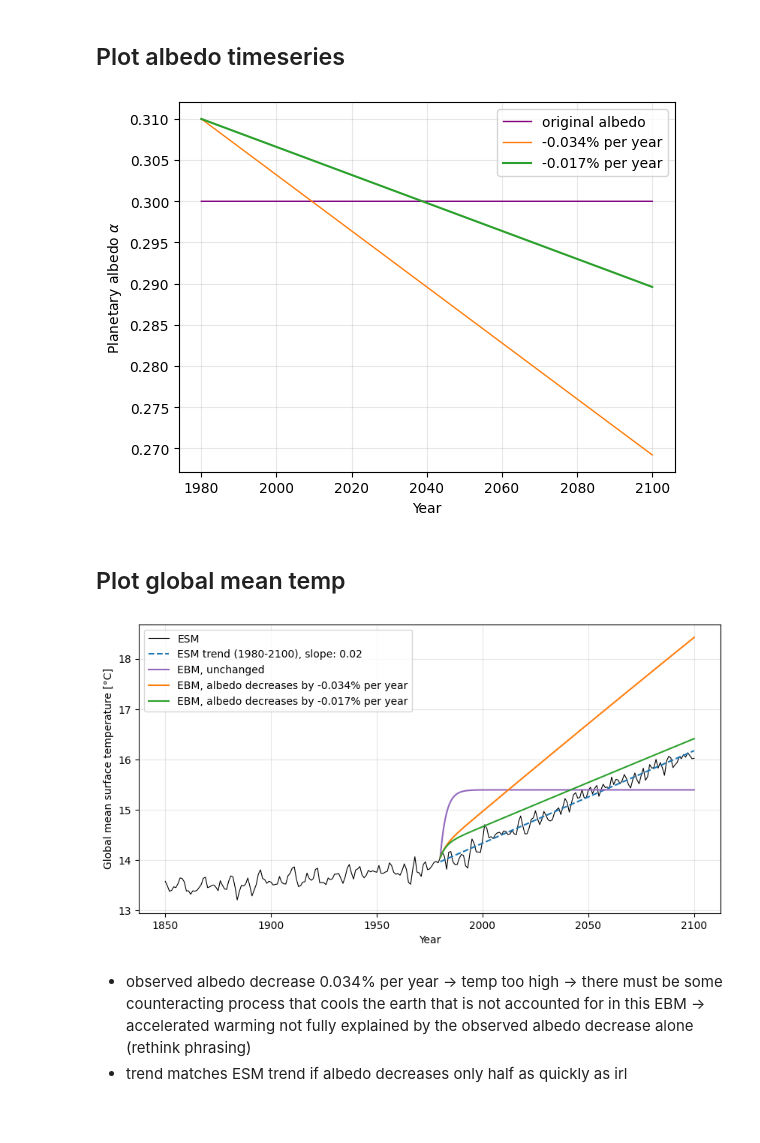
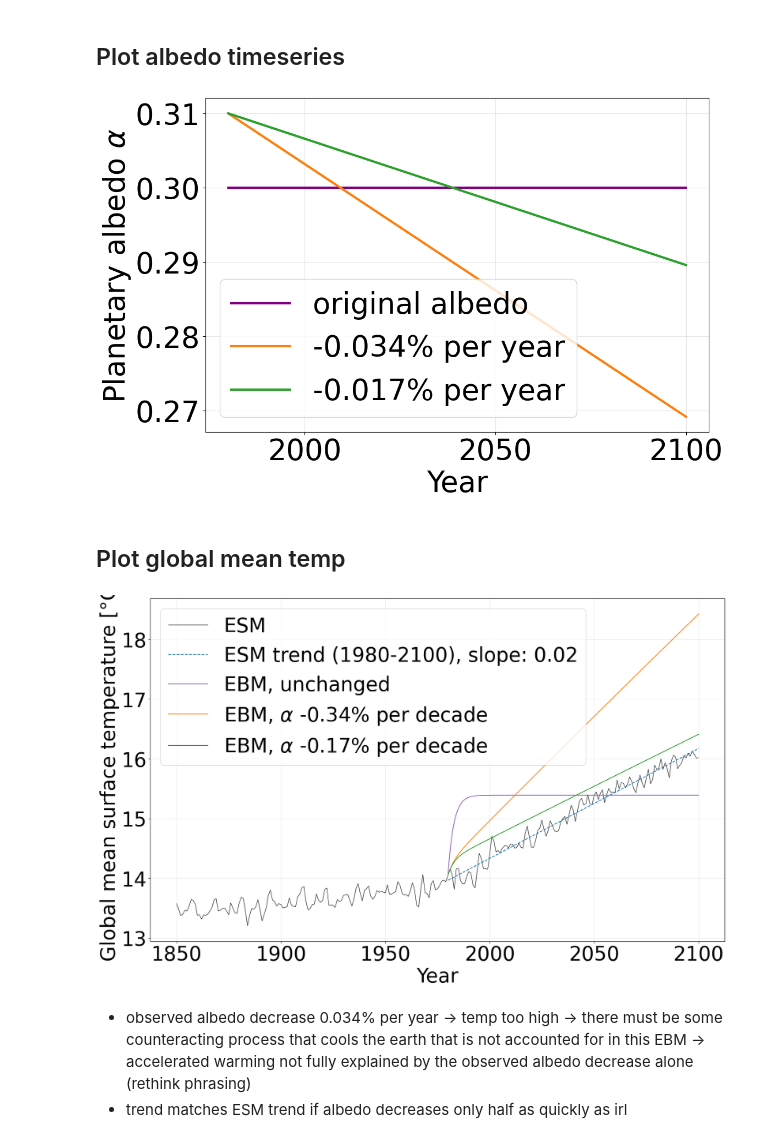
Before and after one commit to stine-fohrmann/climate-modelling-ebm, a Jupyter notebook: changing_albedo.ipynb, the cells around one changed output. Cells and saved outputs as stored; diff of their text form; code cells hidden in the pictures.

```diff
--- a/changing_albedo.ipynb
+++ b/changing_albedo.ipynb
@@ -75,24 +75,34 @@ T(t) = 0.02 * t + -22.46,     1980 < t < 2100
 # %% [markdown]
 ## Plot albedo timeseries
 # %%
+plt.rcParams.update({'font.size': 38})
+
+
+cm = 1/2.54  # centimeters in inches
+fig = plt.figure(figsize=(30*cm,20*cm))
+
+
 # Plot albedo over time
-plt.plot(time1+start_year, np.ones(len(time1))*ORIGINAL_alpha, label=f'original albedo', c='purple', lw=1)
-plt.plot(time1+start_year, alpha1, label=f'{slope_decade*10:.3f}% per year', c='tab:orange', lw=1)
-plt.plot(time2+start_year, alpha2, label=f'{params['alpha_slope']*secyear*100:.3f}% per year', c='tab:green')
+plt.plot(time1+start_year, np.ones(len(time1))*ORIGINAL_alpha, label=f'original albedo', c='purple', lw=3)
+plt.plot(time1+start_year, alpha1, label=f'{slope_decade*10:.3f}% per year', c='tab:orange', lw=3)
+plt.plot(time2+start_year, alpha2, label=f'{params['alpha_slope']*secyear*100:.3f}% per year', c='tab:green', lw=3)
 
 plt.xlabel('Year')
 plt.ylabel(r'Planetary albedo $\alpha$')
 plt.grid(alpha=0.3)
 plt.legend()
 plt.savefig('plots/albedo-timeseries.png', bbox_inches='tight')
 plt.savefig('plots/albedo-timeseries.pdf', bbox_inches='tight')
 # %% [output]
-[figure, old version]
+[figure, new version]
 # %% [markdown]
 ## Plot global mean temp
 # %%
+plt.rcParams.update({'font.size': 38})
+
 # Make figure
-fig = plt.figure(figsize=(10,5))
+cm = 1/2.54  # centimeters in inches
+fig = plt.figure(figsize=(50*cm,30*cm))
 
 # Plot ESM output
 plt.plot(global_mean_r25.time.dt.year, global_mean_r25-273.15, lw=0.8, label='ESM', c='k')
@@ -104,8 +114,8 @@ plt.plot(xp, p(xp), label=f'ESM trend (1980-2100), slope: {fit[0]:.2f}', ls='das
 plt.plot(time_original+start_year, temp_original, label='EBM, unchanged', c='tab:purple')
 
 # Plot EBM output, decreasing albedo
-plt.plot(time1+start_year, T1, label=f'EBM, albedo decreases by {slope_decade*10:.3f}% per year', c='tab:orange')
-plt.plot(time2+start_year, T2, label=f'EBM, albedo decreases by {params['alpha_slope']*secyear*100:.3f}% per year', c='tab:green')
+plt.plot(time1+start_year, T1, label=r'EBM, $\alpha$ ' +  f'{slope_decade*100:.2f}% per decade', c='tab:orange')
+plt.plot(time2+start_year, T2, label=r'EBM, $\alpha$ ' + f'{params['alpha_slope']*secyear*1000:.2f}% per decade', c='tab:green')
 
 # Fig settings
 plt.grid(alpha=0.3)
@@ -119,7 +129,7 @@ plt.savefig('plots/unchanged-vs-linear-albedo-vs-trend.png', bbox_inches='tight'
 plt.savefig('plots/unchanged-vs-linear-albedo-vs-trend.pdf', bbox_inches='tight')
 plt.show()
 # %% [output]
-[figure, old version]
+[figure, new version]
 # %% [markdown]
 - observed albedo decrease 0.034% per year -> temp too high -> there must be some counteracting process that cools the earth that is not accounted for in this EBM -> accelerated warming not fully explained by the observed albedo decrease alone (rethink phrasing)
 - trend matches ESM trend if albedo decreases only half as quickly as irl
```
Also changed, not shown: 4 other files.
